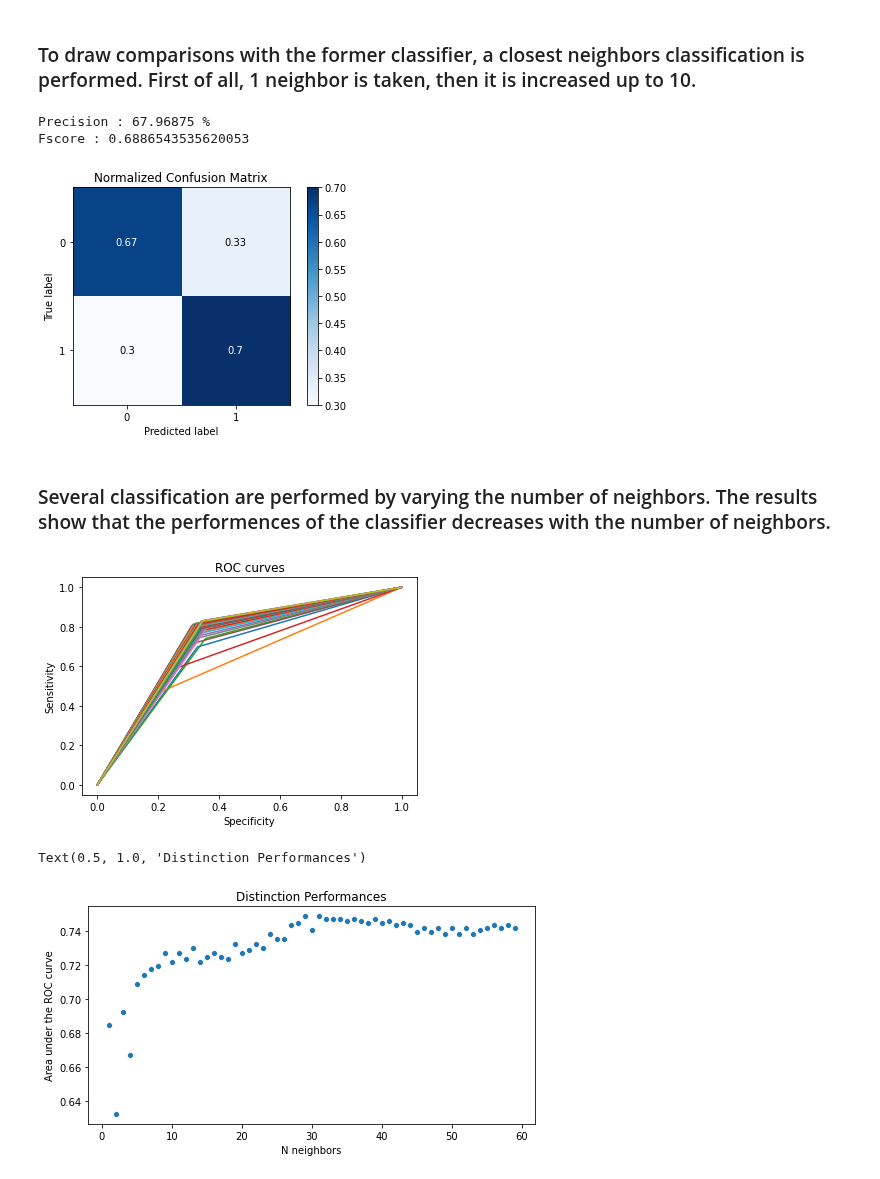
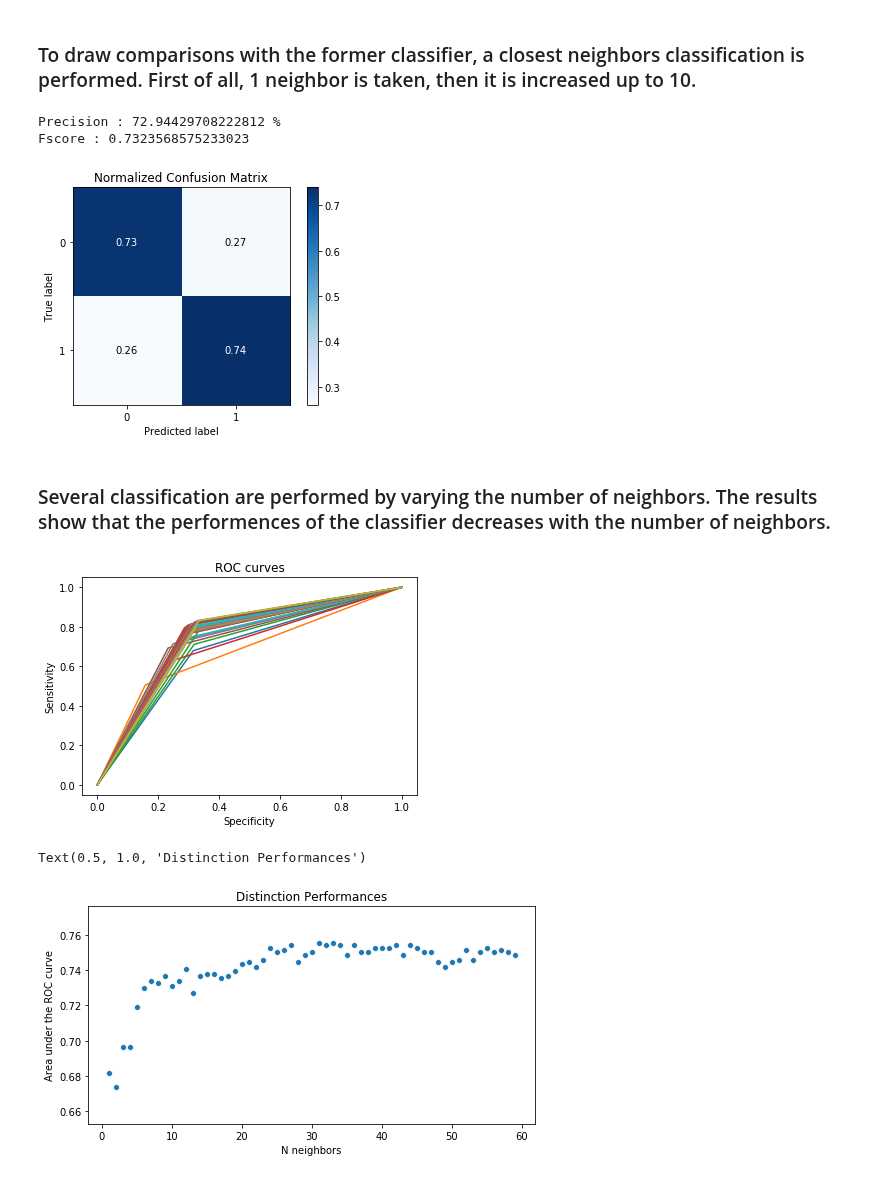
Before and after one commit to BenInTheBox/DataScienceInPractice, a Jupyter notebook: problem_set_3/assignement_2.ipynb, the cells around one changed output. Saved outputs shown, nothing was run; the diff lists cells and outputs as text; code cells hidden in the pictures.

```diff
--- a/problem_set_3/assignement_2.ipynb
+++ b/problem_set_3/assignement_2.ipynb
@@ -369,20 +370,20 @@ Fscore : 0.766497461928934
 # %% [markdown]
 ### To draw comparisons with the former classifier, a closest neighbors classification is performed. First of all, 1 neighbor is taken, then it is increased up to 10.
 # %%
-classifier = KNeighborsClassifier(n_neighbors=1)
+classifier = KNeighborsClassifier(n_neighbors=10)
 classifier.fit(input_x_train, y_train)
 y_guessed = classifier.predict(input_x_test)
 
 (Recall, Precision, Fscore) = result_analysis(y_test, y_guessed)  #Result Analysis KNN
 
 print("Precision :", Precision*100,"% ")
 print("Fscore :", Fscore)
 
 Confusion(y_test, y_guessed)
 # %% [output]
-Precision : 67.96875 %
-Fscore : 0.6886543535620053
+Precision : 72.94429708222812 %
+Fscore : 0.7323568575233023
-[figure, old version]
+[figure, new version]
 # %% [markdown]
 ### Several classification are performed by varying the number of neighbors. The results show that the performences of the classifier decreases with the number of neighbors.
 # %%
@@ -410,9 +411,9 @@ ax = sns.scatterplot(x, roc_auc)
 ax.set(xlabel='N neighbors', ylabel='Area under the ROC curve')
 plt.title("Distinction Performances")
 # %% [output]
-[figure, old version]
+[figure, new version]
 Text(0.5, 1.0, 'Distinction Performances')
-[figure, old version]
+[figure, new version]
 # %%
 best_n = x[np.argmax(roc_auc)]
 print("Optimal number of neighbors: ", best_n)
```
Also changed, not shown: parts of 7 cells of this notebook.
